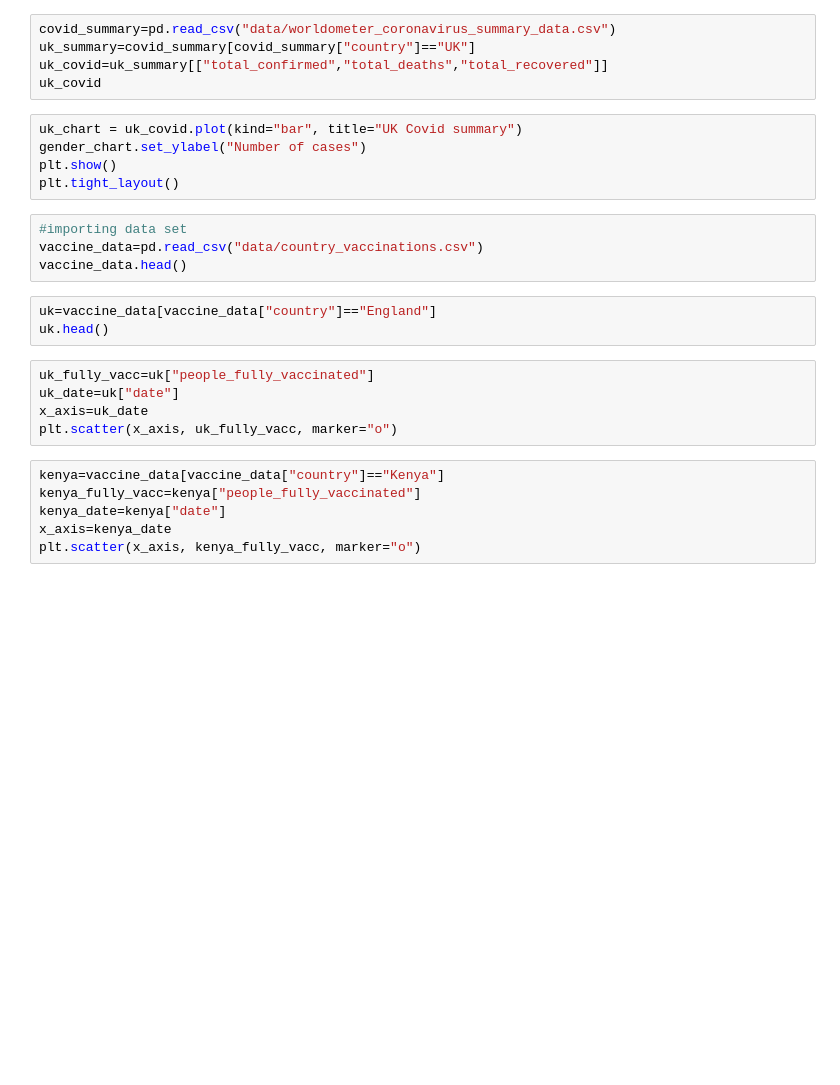
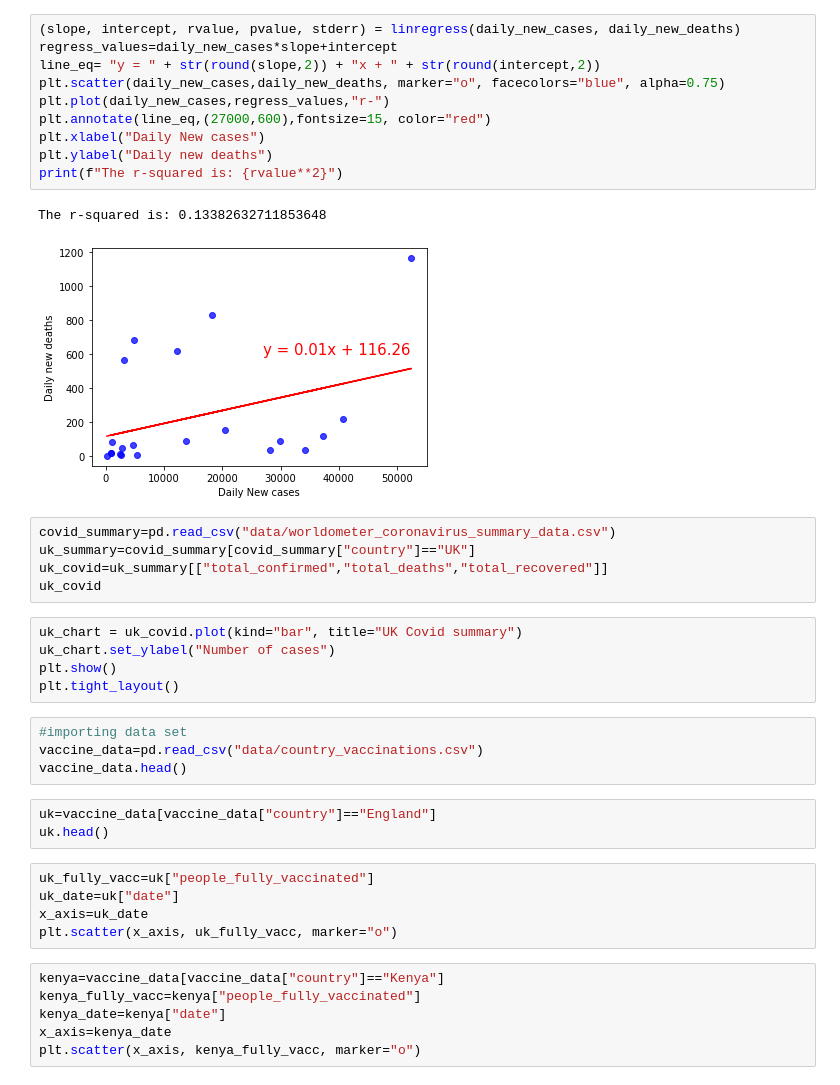
Before and after one commit to DominikaRzez/CovidVaccinationAnalysis, a Jupyter notebook: UK_analysis.ipynb, the cells around one changed output. Drawn from its saved outputs; the diff is of its cells as text; blank space fills up the shorter version.

```diff
--- a/UK_analysis.ipynb
+++ b/UK_analysis.ipynb
@@ -17,3 +50,16 @@ uk_covid.head()
+# %%
+(slope, intercept, rvalue, pvalue, stderr) = linregress(daily_new_cases, daily_new_deaths)
+regress_values=daily_new_cases*slope+intercept
+line_eq= "y = " + str(round(slope,2)) + "x + " + str(round(intercept,2))
+plt.scatter(daily_new_cases,daily_new_deaths, marker="o", facecolors="blue", alpha=0.75)
+plt.plot(daily_new_cases,regress_values,"r-")
+plt.annotate(line_eq,(27000,600),fontsize=15, color="red")
+plt.xlabel("Daily New cases")
+plt.ylabel("Daily new deaths")
+print(f"The r-squared is: {rvalue**2}")
+# %% [output]
+The r-squared is: 0.13382632711853648
+[figure, added]
 # %%
 covid_summary=pd.read_csv("data/worldometer_coronavirus_summary_data.csv")
 uk_summary=covid_summary[covid_summary["country"]=="UK"]
@@ -21,7 +67,7 @@ uk_covid=uk_summary[["total_confirmed","total_deaths","total_recovered"]]
 uk_covid
 # %%
 uk_chart = uk_covid.plot(kind="bar", title="UK Covid summary")
-gender_chart.set_ylabel("Number of cases")
+uk_chart.set_ylabel("Number of cases")
 plt.show()
 plt.tight_layout()
 # %%
```
Also changed, not shown: parts of 6 cells of this notebook, 1 other file.
